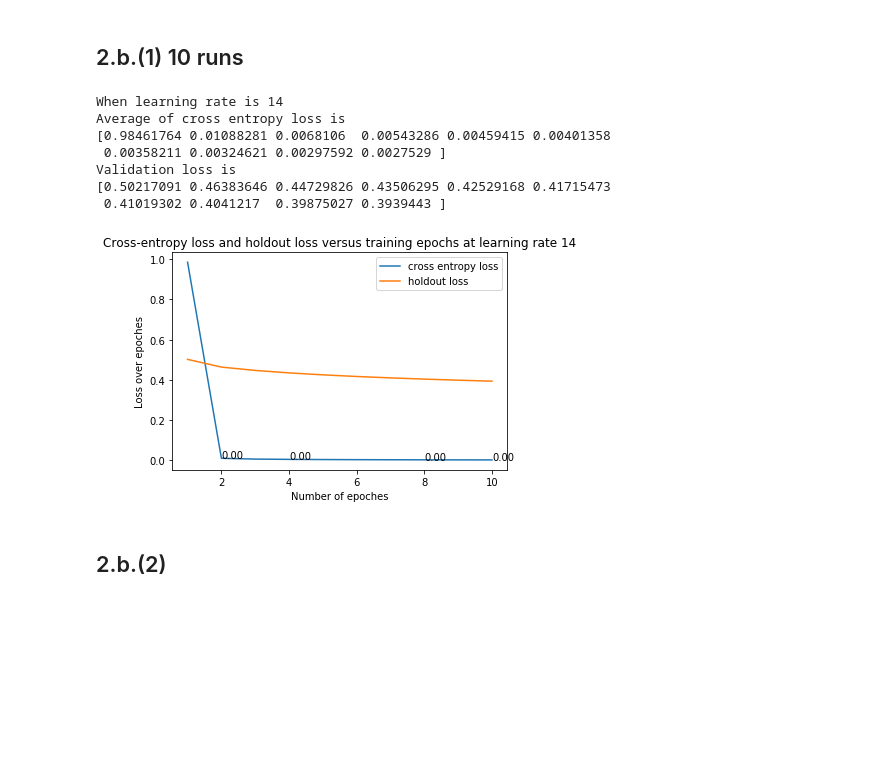
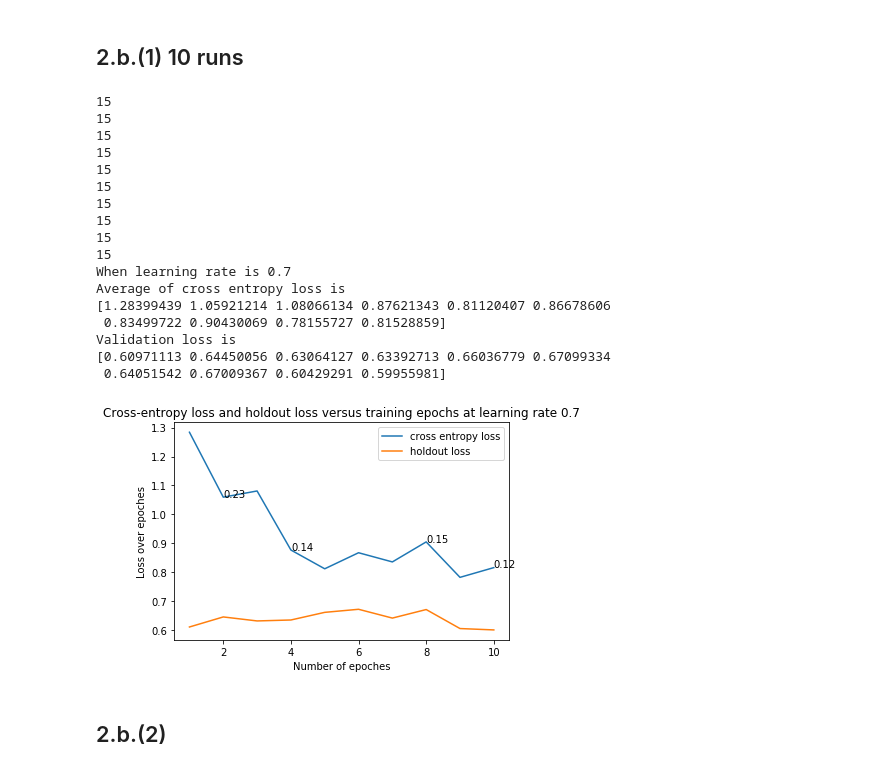
Before and after one commit to zyp5511/CSE253, a Jupyter notebook: hw1_2_1.ipynb, the cells around one changed output. Drawn from its saved outputs; the diff is of its cells as text; code cells hidden in the pictures; blank space fills up the shorter version.

```diff
--- a/hw1_2_1.ipynb
+++ b/hw1_2_1.ipynb
@@ -18,7 +18,7 @@ from os import listdir
 from PIL import Image
 import numpy as np
 from scipy import linalg as la
-
+import matplotlib.pyplot as plt
 # The relative path to your CAFE-Gamma dataset
 data_dir = "./CAFE/"
 
@@ -37,6 +37,14 @@ def shuffle_n_generate_data(train, target):
     shuffle(ind_list)
     shuffle(ind_list)
     train_new  = train[ind_list,:,:]
+    target_new = target[ind_list]
+    return train_new, target_new
+
+def shuffle_batch(train, target):
+    length = len(train)
+    ind_list = [i for i in range(length)]
+    shuffle(ind_list)
+    train_new  = train[ind_list,:]
     target_new = target[ind_list]
     return train_new, target_new
 
@@ -85,7 +93,7 @@ def data_parse(images, labels):
                 target.append(4)
             elif labels[i].find('_d') !=-1:
                 target.append(5)
-    return train, target
+    return np.array(train), np.array(target)
 # %%
 ###### TODO  DEVIDE Eigen VEctore to EigenCVALUE
 
@@ -305,29 +346,26 @@ def get_happy(images, labels):
 # %% [markdown]
 ## 2.b.(1) 10 runs
 # %%
+loss_train = []
+loss_val = []
+test_accuracy = []
+test_results = []
+ep = 10
+lr =0.7
 sad_vector = get_sad(images_raw, labels_raw)
 sad =np.array(sad_vector,'float64')
 happy_vector = get_happy(images_raw, labels_raw)
 happy=np.array(happy_vector,'float64')
 image_logistic = np.concatenate((sad,happy),axis=0)
 label_logistic = np.concatenate(([0]*10,[1]*10),axis=0)
-loss_train = []
-loss_val = []
-test_accuracy = []
-test_results = []
-ep = 10
-lr =14
 for i in range (10):##10 runs
     [image_logistic_s,label_logistic_s] = shuffle_n_generate_data(image_logistic, label_logistic)
-    division = int(0.8*len(image_logistic_s))
-    division_2 = int(0.9*len(image_logistic_s))
     # split data into 80% train data, 10% holdout and 10% test data
-    train_logistic  = image_logistic_s[:division,:,:]
-    train_label_logistic = label_logistic_s[:division]
-    holdout_logistic = image_logistic_s[division:division_2,:,:]
-    holdout_label_logistic = label_logistic_s[division:division_2]
-    test_logistic  = image_logistic_s[division_2:,:,:]
-    test_label_logistic = label_logistic_s [division_2:]
+    [train_logistic,train_label_logistic,holdout_logistic,\
+     holdout_label_logistic,test_logistic,test_label_logistic]=\
+    ramdom_pick(image_logistic_s, label_logistic_s)
+    #print(holdout_label_logistic)
+    #print(test_label_logistic)
     # perform pca on trainning data to rescale it
     [features_pca,evect,evals,train_mean,train_std] =\
         PCA(np.reshape(train_logistic,[len(train_logistic),-1]), dims_rescaled_data=15)
@@ -348,39 +386,49 @@ for i in range (10):##10 runs
     loss_val.append(holdout_loss)
     test_accuracy.append(accuracy(test_label_logistic,test_prediction))
     test_results.append(test_prediction)
 
 #print(loss_val)
 loss_avg = np.array(loss_train).mean(axis=0)
 loss_val_overall = np.array(loss_val).mean(axis=0)
 loss_std = np.array(loss_train).std(axis=0)
 print('When learning rate is ' + str(lr))
 print('Average of cross entropy loss is ')
 print(loss_avg)
 print('Validation loss is ')
 print(loss_val_overall)
 
 epc = list(range(ep))
 epc = [x+1 for x in epc]
 plt.plot(epc, loss_avg, label = 'cross entropy loss')
 plt.plot(epc, loss_val_overall, label = 'holdout loss')
 plt.text(2,loss_avg[1], '%.2f'%loss_std[1])
 plt.text(4,loss_avg[3], '%.2f'%loss_std[3])
 plt.text(8,loss_avg[7], '%.2f'%loss_std[7])
 plt.text(10,loss_avg[9], '%.2f'%loss_std[9])
 plt.title('Cross-entropy loss and holdout loss versus training epochs at learning rate '+str(lr))
 plt.xlabel('Number of epoches')
 plt.ylabel('Loss over epoches')
 plt.legend(bbox_to_anchor=(1, 1), loc='upper right', ncol=1)
 plt.show()
 # %% [output]
-When learning rate is 14
+15
+15
+15
+15
+15
+15
+15
+15
+15
+15
+When learning rate is 0.7
 Average of cross entropy loss is
-[0.98461764 0.01088281 0.0068106  0.00543286 0.00459415 0.00401358
- 0.00358211 0.00324621 0.00297592 0.0027529 ]
+[1.28399439 1.05921214 1.08066134 0.87621343 0.81120407 0.86678606
+ 0.83499722 0.90430069 0.78155727 0.81528859]
 Validation loss is
-[0.50217091 0.46383646 0.44729826 0.43506295 0.42529168 0.41715473
- 0.41019302 0.4041217  0.39875027 0.3939443 ]
+[0.60971113 0.64450056 0.63064127 0.63392713 0.66036779 0.67099334
+ 0.64051542 0.67009367 0.60429291 0.59955981]
-[figure, old version]
+[figure, new version]
 # %% [markdown]
 ## 2.b.(2)
 # %%
```
Also changed, not shown: parts of 14 cells of this notebook.
